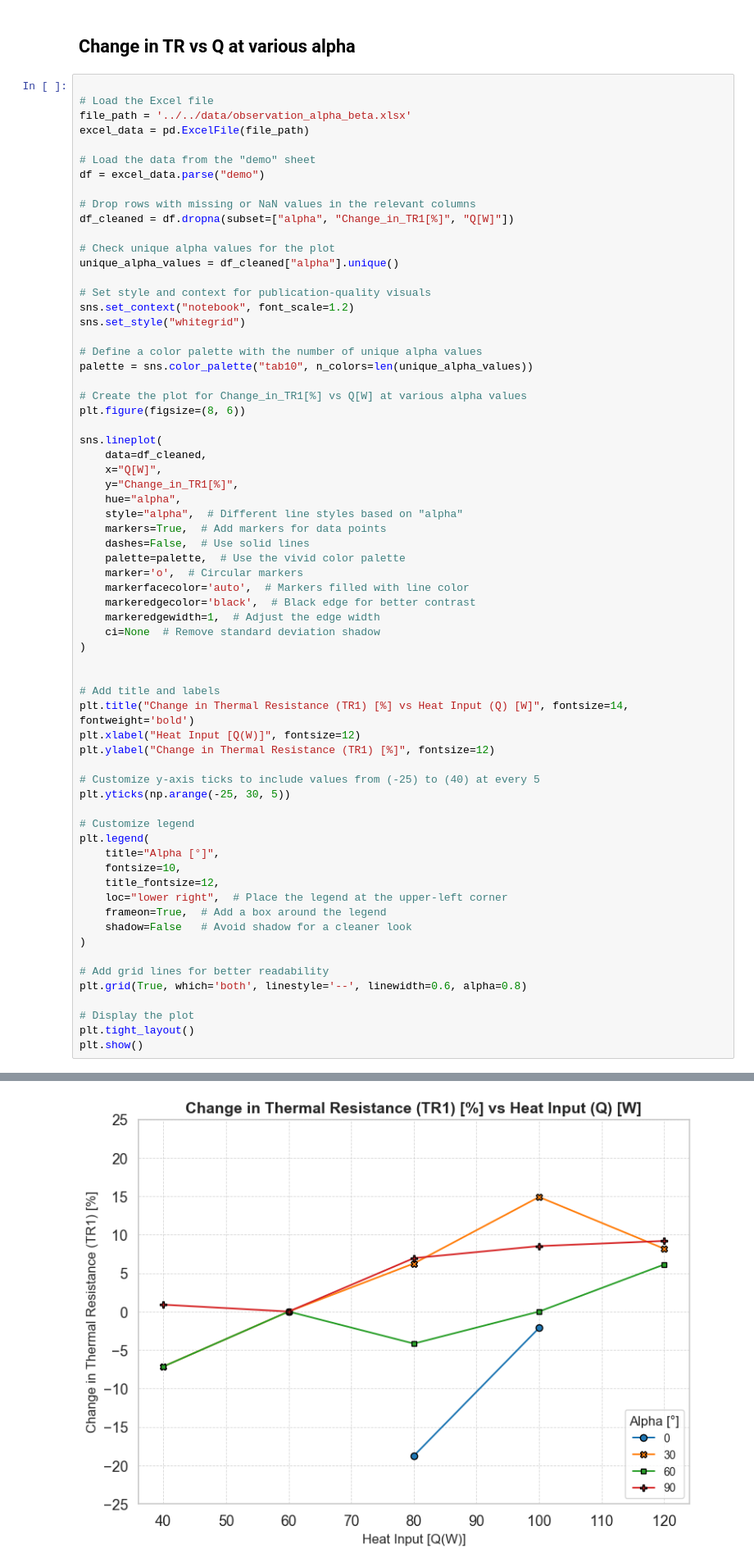
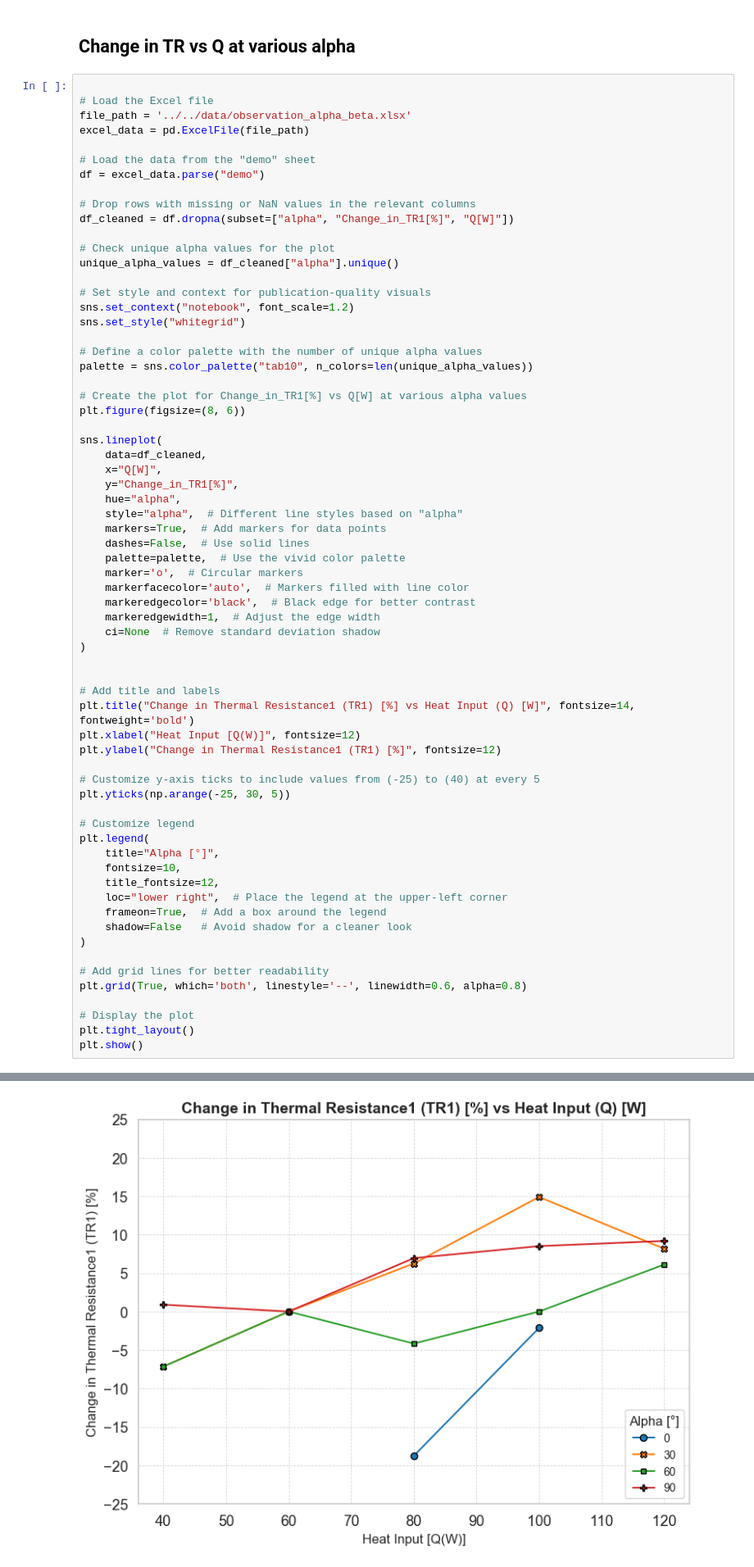
Before and after one commit to kamleshparmar17/Advanced_PulseHeatPipe_krp, a Jupyter notebook: ml/eda/plots_five_steps_method.ipynb, the cells around one changed output, grey strips where cells are left out. Shown at 82% size. Saved outputs shown, nothing was run; the diff lists cells and outputs as text.

```diff
--- a/ml/eda/plots_five_steps_method.ipynb
+++ b/ml/eda/plots_five_steps_method.ipynb
@@ -947,36 +947,36 @@ sns.lineplot(
     ci=None  # Remove standard deviation shadow
 )
 
 
 # Add title and labels
-plt.title("Change in Thermal Resistance (TR1) [%] vs Heat Input (Q) [W]", fontsize=14, fontweight='bold')
+plt.title("Change in Thermal Resistance1 (TR1) [%] vs Heat Input (Q) [W]", fontsize=14, fontweight='bold')
 plt.xlabel("Heat Input [Q(W)]", fontsize=12)
-plt.ylabel("Change in Thermal Resistance (TR1) [%]", fontsize=12)
+plt.ylabel("Change in Thermal Resistance1 (TR1) [%]", fontsize=12)
 
 # Customize y-axis ticks to include values from (-25) to (40) at every 5
 plt.yticks(np.arange(-25, 30, 5))
 
 # Customize legend
 plt.legend(
     title="Alpha [°]",
     fontsize=10,
     title_fontsize=12,
     loc="lower right",  # Place the legend at the upper-left corner
     frameon=True,  # Add a box around the legend
     shadow=False   # Avoid shadow for a cleaner look
 )
 
 # Add grid lines for better readability
 plt.grid(True, which='both', linestyle='--', linewidth=0.6, alpha=0.8)
 
 # Display the plot
 plt.tight_layout()
 plt.show()
 # %% [output]
 The `ci` parameter is deprecated. Use `errorbar=None` for the same effect.
 
   sns.lineplot(
-[figure, old version]
+[figure, new version]
 # %%
 # Load the Excel file
 file_path = '../../data/observation_alpha_beta.xlsx'
```
Also changed, not shown: parts of 6 cells of this notebook, 4 other files.
